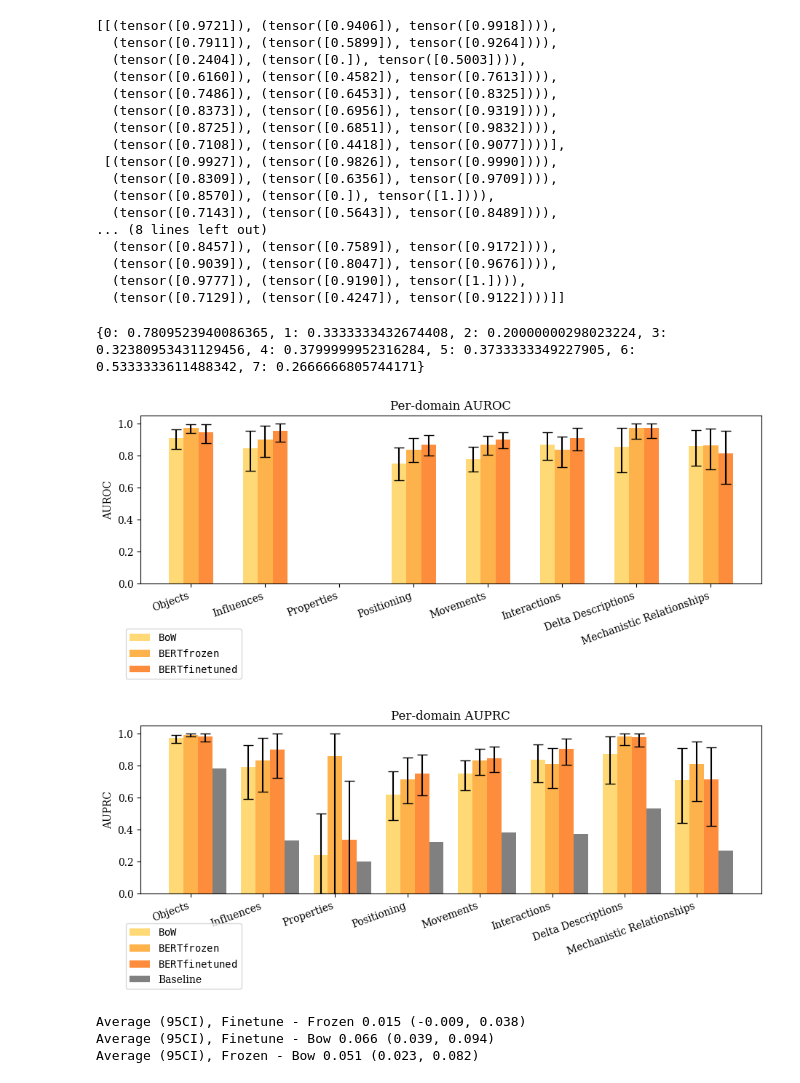
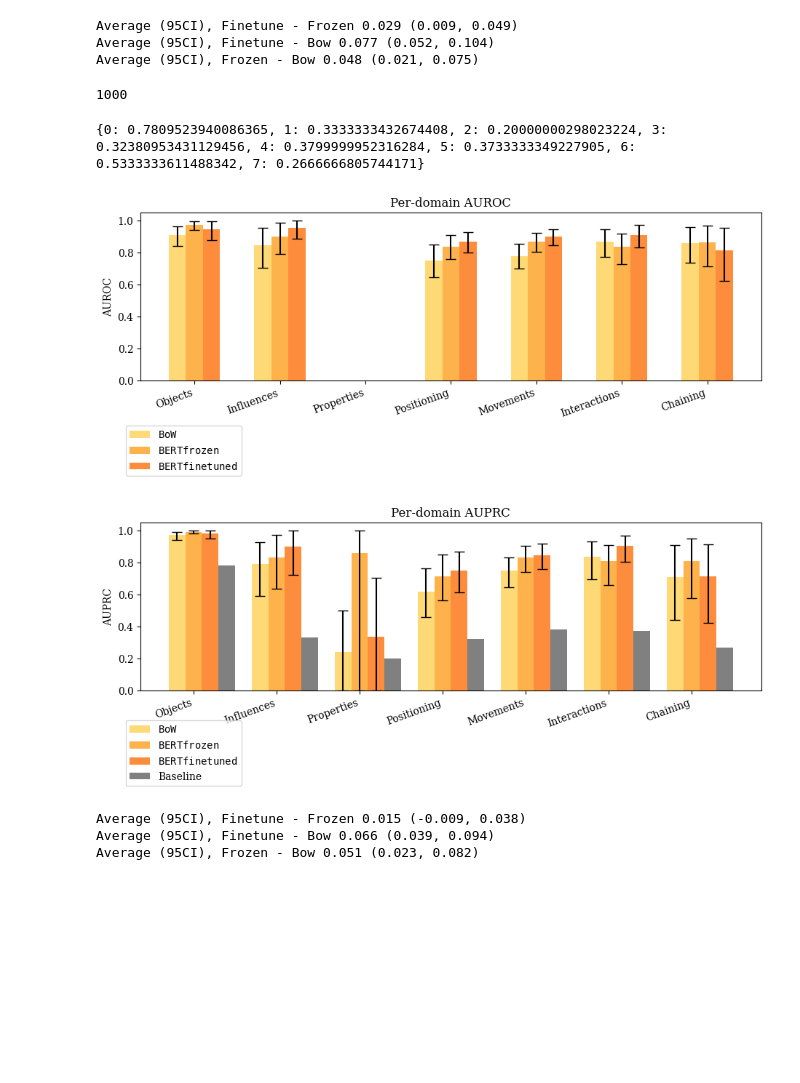
Before and after one commit to kheuton/play-with-learning-army, a Jupyter notebook: FixGraphs.ipynb, the cells around one changed output. Cells and saved outputs as stored; diff of their text form; code cells hidden in the pictures; blank space fills up the shorter version.

Commit message:
Graphs without descriptive relationships

```diff
--- a/FixGraphs.ipynb
+++ b/FixGraphs.ipynb
@@ -154,6 +151,10 @@ for experiment_directory in best_15_exps:
         for d in range(num_domains):
             num_criteria = problem_config['problems'][p]['domains'][d]["num_criteria"]
             criteria_indices = criteria_to_head_mapping[p]
+
+            if d == 6:
+                print(f'Skipping domain {d} for problem {p} called {problem_config["problems"][p]["domains"][d]["name"]}- Should say "Descriptive Relationships')
+                continue
             for c in range(num_criteria):
                 head_idx = criteria_indices[criteria_counter]
                 combined_emb = x + test_criteria[int(p)][criteria_counter]  # Combine embeddings
@@ -178,8 +179,8 @@ for experiment_directory in best_15_exps:
     micro_auroc, micro_auroc_low, micro_auroc_high, micro_auroc_scores = bootstrap_metric(all_labels, all_preds, roc_auc_score)
     all_micros.append((micro_auroc, (micro_auroc_low, micro_auroc_high)))
     all_micro_auprcs.append((micro_auprc, (micro_auprc_low, micro_auprc_high)))
-    results = [(domain_auroc[d]['mean'], domain_auroc[d]['error']) for d in range(8)]
-    auprcs = [(domain_auprc[d]['mean'], domain_auprc[d]['error']) for d in range(8)]
+    results = [(domain_auroc[d]['mean'], domain_auroc[d]['error']) for d in [0,1,2,3,4,5,7]]
+    auprcs = [(domain_auprc[d]['mean'], domain_auprc[d]['error']) for d in [0,1,2,3,4,5,7]]
 
     all_results.append(results)
     all_auprcs.append(auprcs)
@@ -240,7 +273,7 @@ for experiment_directory in best_15_exps:
     test_dataset, test_criteria = preprocessor(test_dataset_hf, criteria_texts, hyper_config, bert=model.bert)
 
     batch_length = len(test_dataset['embedding'])
-
+    print(num_domains)
     for i in range(batch_length):
         x = test_dataset_hf['text'][i]
         # tokenize and embed with model.bert
@@ -257,6 +290,9 @@ for experiment_directory in best_15_exps:
         for d in range(num_domains):
             num_criteria = problem_config['problems'][p]['domains'][d]["num_criteria"]
             criteria_indices = criteria_to_head_mapping[p]
+            if d == 6:
+                print(f'Skipping domain {d} for problem {p} called {problem_config["problems"][p]["domains"][d]["name"]}- Should say "Descriptive Relationships')
+                continue
             for c in range(num_criteria):
                 head_idx = criteria_indices[criteria_counter]
                 combined_emb = x + test_criteria[int(p)][criteria_counter]  # Combine embeddings
@@ -274,6 +310,7 @@ for experiment_directory in best_15_exps:
     all_labels_np = np.array(all_labels).flatten()
     all_labels = torch.tensor(np.array(all_labels)).squeeze()
     all_preds = torch.tensor(all_preds).squeeze()
+    print(f'LENGTH {len(all_preds)}')
 
     domain_auprc = bootstrap_metric_across_domains(all_labels, all_preds, average_precision_score, all_domains)
     micro_auprc, micro_auprc_low, micro_auprc_high, micro_auprc_scores = bootstrap_metric(all_labels, all_preds, average_precision_score)
@@ -281,8 +318,8 @@ for experiment_directory in best_15_exps:
     micro_auroc, micro_auroc_low, micro_auroc_high, micro_auroc_scores = bootstrap_metric(all_labels, all_preds, roc_auc_score)
     all_micros.append((micro_auroc, (micro_auroc_low, micro_auroc_high)))
     all_micro_auprcs.append((micro_auprc, (micro_auprc_low, micro_auprc_high)))
-    results = [(domain_auroc[d]['mean'], domain_auroc[d]['error']) for d in range(8)]
-    auprcs = [(domain_auprc[d]['mean'], domain_auprc[d]['error']) for d in range(8)]
+    results = [(domain_auroc[d]['mean'], domain_auroc[d]['error']) for d in [0,1,2,3,4,5,7]]
+    auprcs = [(domain_auprc[d]['mean'], domain_auprc[d]['error']) for d in [0,1,2,3,4,5,7]]
 
     all_results.append(results)
     all_auprcs.append(auprcs)
@@ -311,23 +374,28 @@ finetune micro auprc: 0.896 CI 0.863, 0.927
-# %%
-all_auprcs
-# %% [output]
-[[(tensor([0.9721]), (tensor([0.9406]), tensor([0.9918]))),
-  (tensor([0.7911]), (tensor([0.5899]), tensor([0.9264]))),
-  (tensor([0.2404]), (tensor([0.]), tensor([0.5003]))),
-  (tensor([0.6160]), (tensor([0.4582]), tensor([0.7613]))),
-  (tensor([0.7486]), (tensor([0.6453]), tensor([0.8325]))),
-  (tensor([0.8373]), (tensor([0.6956]), tensor([0.9319]))),
-  (tensor([0.8725]), (tensor([0.6851]), tensor([0.9832]))),
-  (tensor([0.7108]), (tensor([0.4418]), tensor([0.9077])))],
- [(tensor([0.9927]), (tensor([0.9826]), tensor([0.9990]))),
-  (tensor([0.8309]), (tensor([0.6356]), tensor([0.9709]))),
-  (tensor([0.8570]), (tensor([0.]), tensor([1.]))),
-  (tensor([0.7143]), (tensor([0.5643]), tensor([0.8489]))),
-... (8 lines left out)
-  (tensor([0.8457]), (tensor([0.7589]), tensor([0.9172]))),
-  (tensor([0.9039]), (tensor([0.8047]), tensor([0.9676]))),
-  (tensor([0.9777]), (tensor([0.9190]), tensor([1.]))),
-  (tensor([0.7129]), (tensor([0.4247]), tensor([0.9122])))]]
+# %%
+
+bow_results = all_results[0]
+frozen_results = all_results[1]
+fine_results = all_results[2]
+
+bow_bootstraps = all_bootstraps[0]
+frozen_bootstraps = all_bootstraps[1]
+fine_bootstraps = all_bootstraps[2]
+
+fine_minus_frozen = fine_bootstraps - frozen_bootstraps
+fine_minus_bow = fine_bootstraps - bow_bootstraps
+frozen_minus_bow = frozen_bootstraps - bow_bootstraps
+
+print(f'Average (95CI), Finetune - Frozen {fine_minus_frozen.mean().item():.3f} ({fine_minus_frozen.quantile(0.025).item():.3f}, {fine_minus_frozen.quantile(0.975).item():.3f})')
+print(f'Average (95CI), Finetune - Bow {fine_minus_bow.mean().item():.3f} ({fine_minus_bow.quantile(0.025).item():.3f}, {fine_minus_bow.quantile(0.975).item():.3f})')
+print(f'Average (95CI), Frozen - Bow {frozen_minus_bow.mean().item():.3f} ({frozen_minus_bow.quantile(0.025).item():.3f}, {frozen_minus_bow.quantile(0.975).item():.3f})')
+# %% [output]
+Average (95CI), Finetune - Frozen 0.029 (0.009, 0.049)
+Average (95CI), Finetune - Bow 0.077 (0.052, 0.104)
+Average (95CI), Frozen - Bow 0.048 (0.021, 0.075)
+# %%
+len(all_bootstraps[0])
+# %% [output]
+1000
 # %%
 # %% [output]
 {0: 0.7809523940086365, 1: 0.3333333432674408, 2: 0.20000000298023224, 3: 0.32380953431129456, 4: 0.3799999952316284, 5: 0.3733333349227905, 6: 0.5333333611488342, 7: 0.2666666805744171}
@@ -367,7 +435,7 @@ def plot_grouped_bar_chart(list1, list2, list3, metric='AUPRC', baseline=None):
     ax.set_ylabel(metric)
     ax.set_title(f'Per-domain {metric}')
     ax.set_xticks(ind)
-    ax.set_xticklabels(['Objects', 'Influences', 'Properties', 'Positioning', 'Movements', 'Interactions', 'Delta Descriptions', 'Mechanistic Relationships'])
+    ax.set_xticklabels(['Objects', 'Influences', 'Properties', 'Positioning', 'Movements', 'Interactions', 'Chaining'])
     ax.legend(bbox_to_anchor=(.1, -.35), loc="lower left",
                 bbox_transform=fig.transFigure, ncol=1)
 
@@ -418,28 +486,28 @@ frozen_results = [(mean.item(), (low.item(), high.item())) for mean, (low, high)
 
 plot_grouped_bar_chart(bow_results, frozen_results, fine_results, metric='AUROC')
 # %% [output]
-[figure, old version]
+[figure, new version]
 # %%
 fine_results = all_auprcs[2]
 bow_results = all_auprcs[0]
 frozen_results = all_auprcs[1]
 
 fine_bootstraps = all_bootstrap_auprcs[2]
 bow_bootstraps = all_bootstrap_auprcs[0]
 frozen_bootstraps = all_bootstrap_auprcs[1]
 
 # convert all tensors to scalars
 fine_results = [(mean.item(), (low.item(), high.item())) for mean, (low, high) in fine_results]
 bow_results = [(mean.item(), (low.item(), high.item())) for mean, (low, high) in bow_results]
 frozen_results = [(mean.item(), (low.item(), high.item())) for mean, (low, high) in frozen_results]
 
 unique_domains = np.unique(all_domains)
 domain_averages = {domain: label_collection[0][np.array(all_domains) == domain].float().mean().item() for domain in unique_domains}
 
-domain_averages = [domain_averages[domain] for domain in range(8)]
+domain_averages = [domain_averages[domain] for domain in [0,1,2,3,4,5,7]]  # Exclude domain 7 (Descriptive Relationships)
 plot_grouped_bar_chart(bow_results, frozen_results, fine_results, metric='AUPRC', baseline=domain_averages)
 # %% [output]
-[figure, old version]
+[figure, new version]
 # %%
 fine_minus_frozen = fine_bootstraps - frozen_bootstraps
 fine_minus_bow = fine_bootstraps - bow_bootstraps
```
Also changed, not shown: parts of 9 cells of this notebook.
